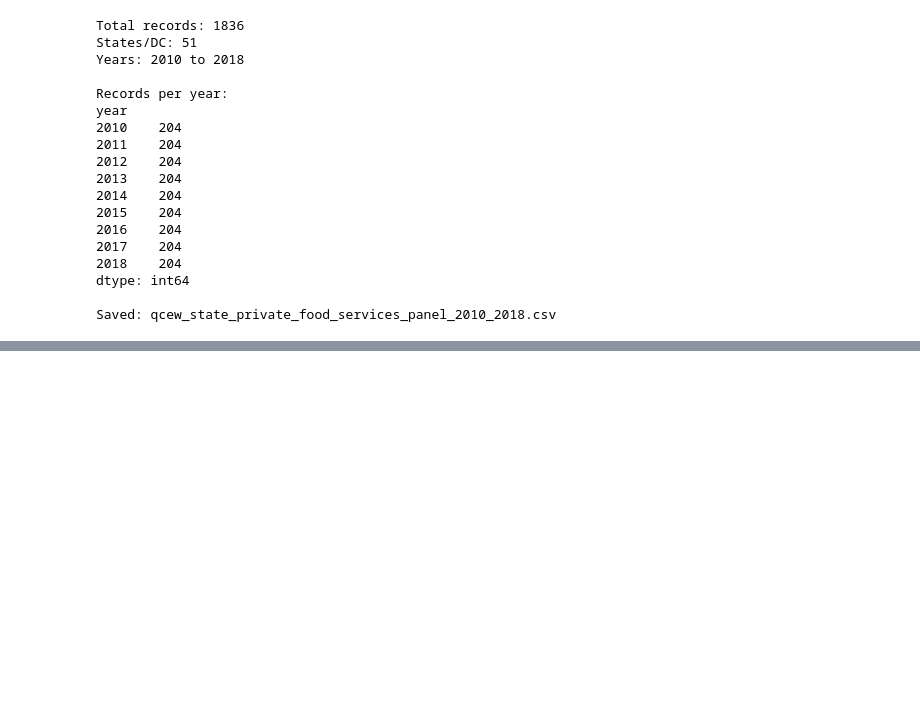
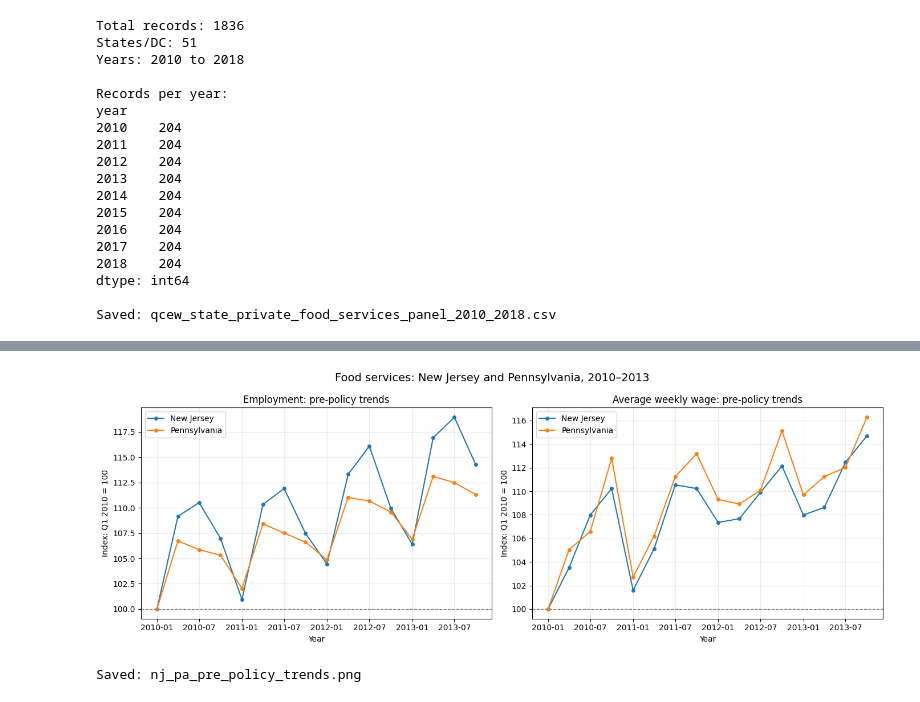
Before and after one commit to RohanDevre36/Minimum-wage-causal-analysis, a Jupyter notebook: 01_Data_Collection.ipynb, the cells around one changed output, grey strips where cells are left out. Drawn from its saved outputs; the diff is of its cells as text; code cells hidden in the pictures; blank space fills up the shorter version.

Commit message:
Add minimum wage histories and pre-policy comparison screening

```diff
--- a/01_Data_Collection.ipynb
+++ b/01_Data_Collection.ipynb
@@ -1079,0 +1466,63 @@ Saved: qcew_state_private_food_services_panel_2010_2018.csv
+# %%
+##Plot pre-policy employment and wage trends
+# Use only observations before the January 2014 policy.
+pre_policy = comparison.loc[
+    comparison["year"] < 2014
+].copy()
+
+outcomes = {
+    "avg_monthly_employment": "Employment",
+    "avg_wkly_wage": "Average weekly wage"
+}
+
+# Create one chart for each outcome.
+fig, axes = plt.subplots(1, 2, figsize=(14, 5))
+
+for ax, (column, label) in zip(axes, outcomes.items()):
+
+    for state, state_data in pre_policy.groupby("state"):
+        # Put observations in chronological order.
+        state_data = state_data.sort_values("period")
+
+        # Express each observation relative to that state's Q1 2010 value.
+        # Example: 110 means 10% above the starting value.
+        baseline = state_data[column].iloc[0]
+
+        if pd.isna(baseline) or baseline <= 0:
+            raise ValueError(f"{state}: invalid baseline for {column}.")
+
+        indexed_values = state_data[column] / baseline * 100
+
+        # Convert quarterly periods to dates for plotting.
+        dates = state_data["period"].dt.to_timestamp()
+
+        ax.plot(
+            dates,
+            indexed_values,
+            marker="o",
+            markersize=4,
+            label=state
+        )
+
+    ax.set_title(f"{label}: pre-policy trends")
+    ax.set_xlabel("Year")
+    ax.set_ylabel("Index: Q1 2010 = 100")
+    ax.axhline(100, color="gray", linestyle="--", linewidth=1)
+    ax.grid(alpha=0.25)
+    ax.legend()
+
+fig.suptitle(
+    "Food services: New Jersey and Pennsylvania, 2010–2013",
+    fontsize=14
+)
+fig.tight_layout()
+
+# Save the chart for our report and GitHub repository.
+chart_path = PROJECT_DIR / "outputs" / "nj_pa_pre_policy_trends.png"
+fig.savefig(chart_path, dpi=200, bbox_inches="tight")
+
+plt.show()
+print(f"Saved: {chart_path.name}")
+# %% [output]
+[figure, added]
+Saved: nj_pa_pre_policy_trends.png
```
Also changed, not shown: parts of 15 cells of this notebook.
